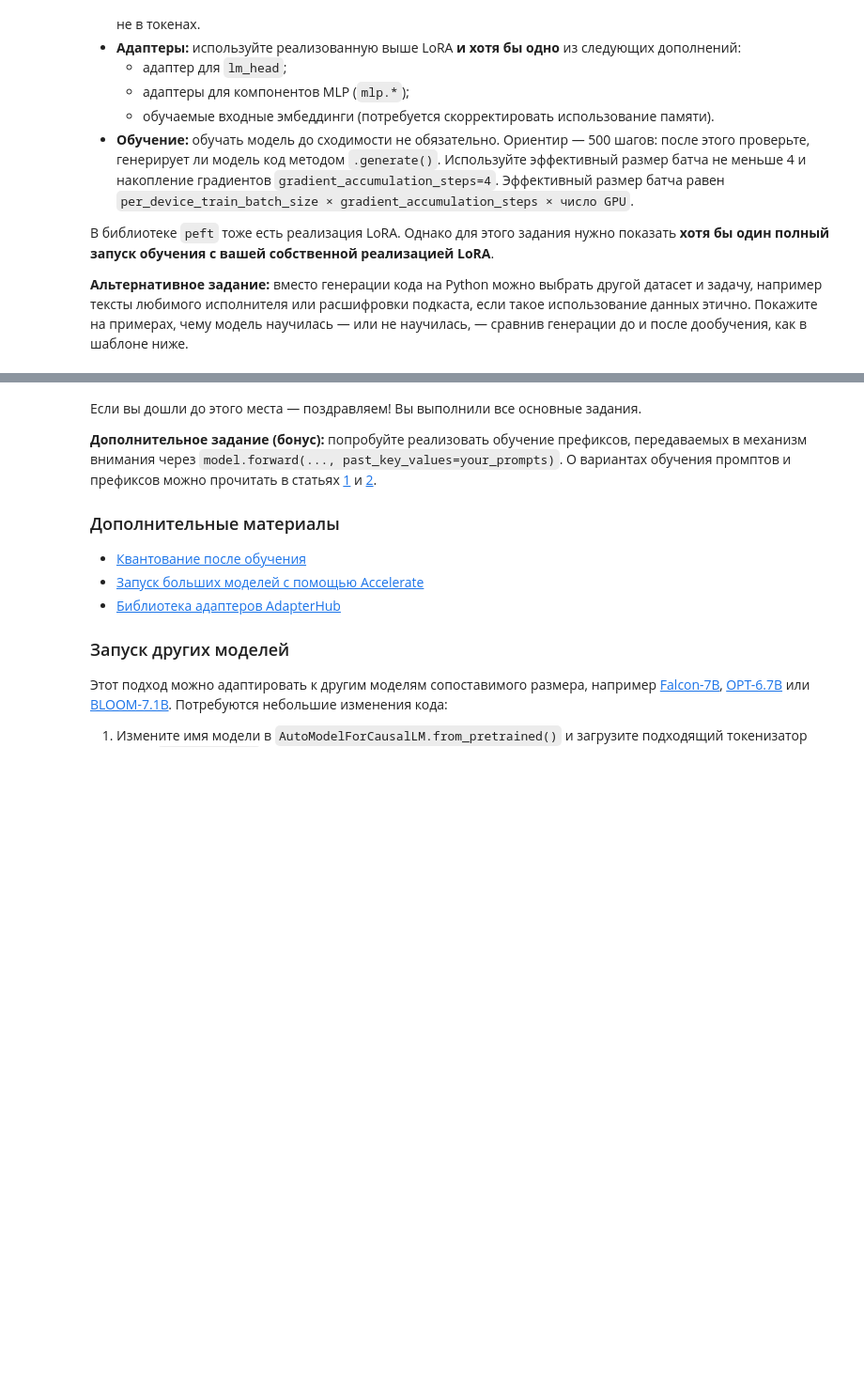
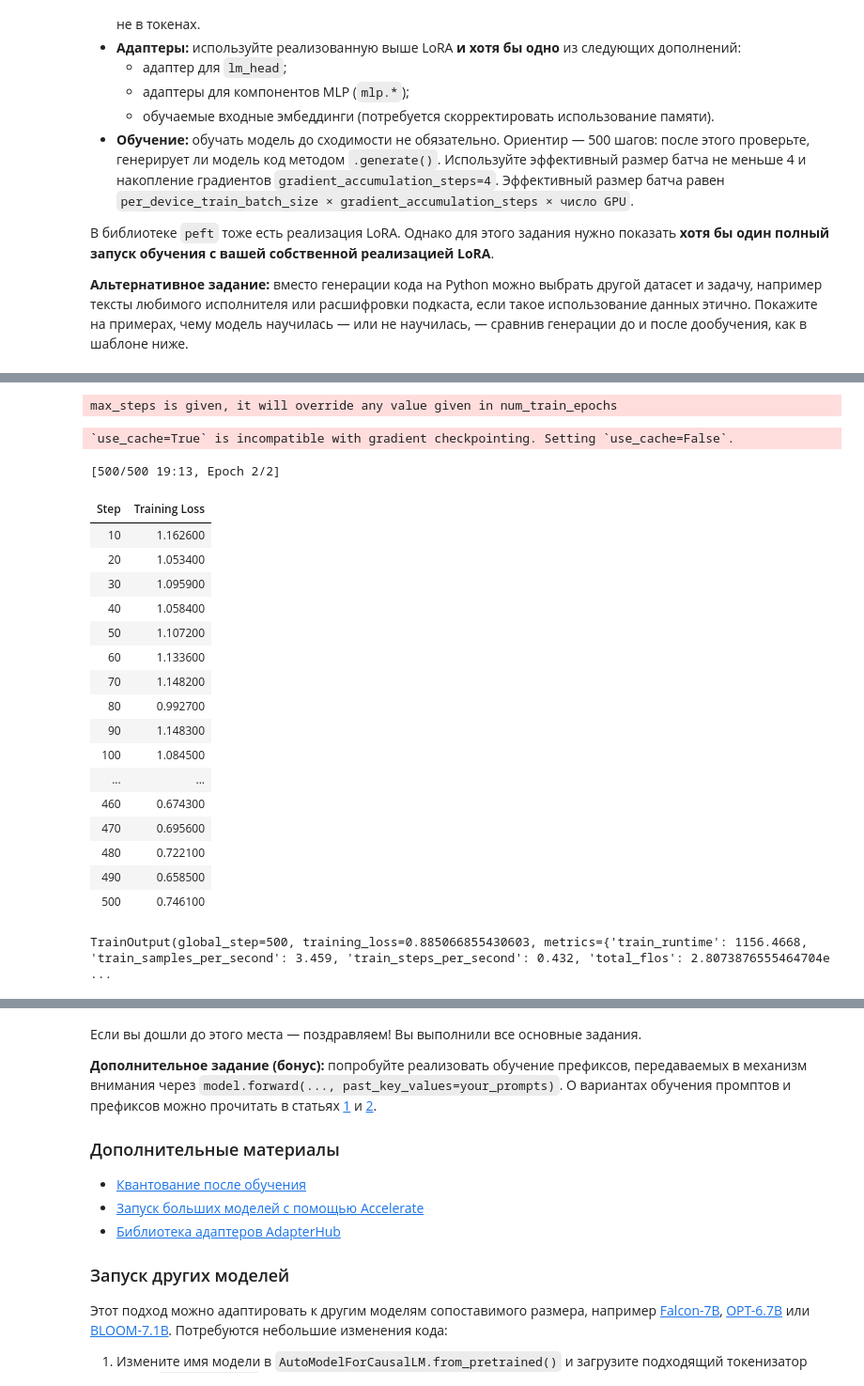
Before and after one commit to dimagum/nlp-1-2026, a Jupyter notebook: hw/pro/hw3/week_7_homework_ru.ipynb, the cells around one changed output, grey strips where cells are left out. Shown at 94% size. Drawn from its saved outputs; the diff is of its cells as text; code cells hidden in the pictures; blank space fills up the shorter version.

```diff
--- a/hw/pro/hw3/week_7_homework_ru.ipynb
+++ b/hw/pro/hw3/week_7_homework_ru.ipynb
@@ -577,0 +705,67 @@ def generate_code(prompt, max_new_tokens=80):
+# %%
+from transformers import DataCollatorForLanguageModeling
+
+tokenizer.padding_side = "right"
+
+data_collator = DataCollatorForLanguageModeling(
+    tokenizer=tokenizer,
+    mlm=False,
+)
+# %%
+from transformers import Trainer, TrainingArguments
+
+model.train()
+model._hf_peft_config_loaded = True
+
+
+training_args = TrainingArguments(
+    output_dir="outputs/code_lora",
+
+    per_device_train_batch_size=2,
+    gradient_accumulation_steps=4,
+    max_steps=500,
+
+    learning_rate=2e-4,
+    warmup_steps=25,
+    lr_scheduler_type="linear",
+
+    fp16=True,
+    optim="adamw_torch",
+
+    logging_steps=10,
+    save_strategy="no",
+    report_to="none",
+    seed=42,
+)
+# %%
+trainer = Trainer(
+    model=model,
+    args=training_args,
+    train_dataset=tokenized_code,
+    data_collator=data_collator,
+)
+# %% [output]
+max_steps is given, it will override any value given in num_train_epochs
+# %%
+trainer.train()
+# %% [output]
+`use_cache=True` is incompatible with gradient checkpointing. Setting `use_cache=False`.
+[500/500 19:13, Epoch 2/2]
+| Step | Training Loss |
+| 10 | 1.162600 |
+| 20 | 1.053400 |
+| 30 | 1.095900 |
+| 40 | 1.058400 |
+| 50 | 1.107200 |
+| 60 | 1.133600 |
+| 70 | 1.148200 |
+| 80 | 0.992700 |
+| 90 | 1.148300 |
+| 100 | 1.084500 |
+| ... | ... |
+| 460 | 0.674300 |
+| 470 | 0.695600 |
+| 480 | 0.722100 |
+| 490 | 0.658500 |
+| 500 | 0.746100 |
+TrainOutput(global_step=500, training_loss=0.885066855430603, metrics={'train_runtime': 1156.4668, 'train_samples_per_second': 3.459, 'train_steps_per_second': 0.432, 'total_flos': 2.8073876555464704e ...
```
Also changed, not shown: parts of 19 cells of this notebook, 1 other file.
